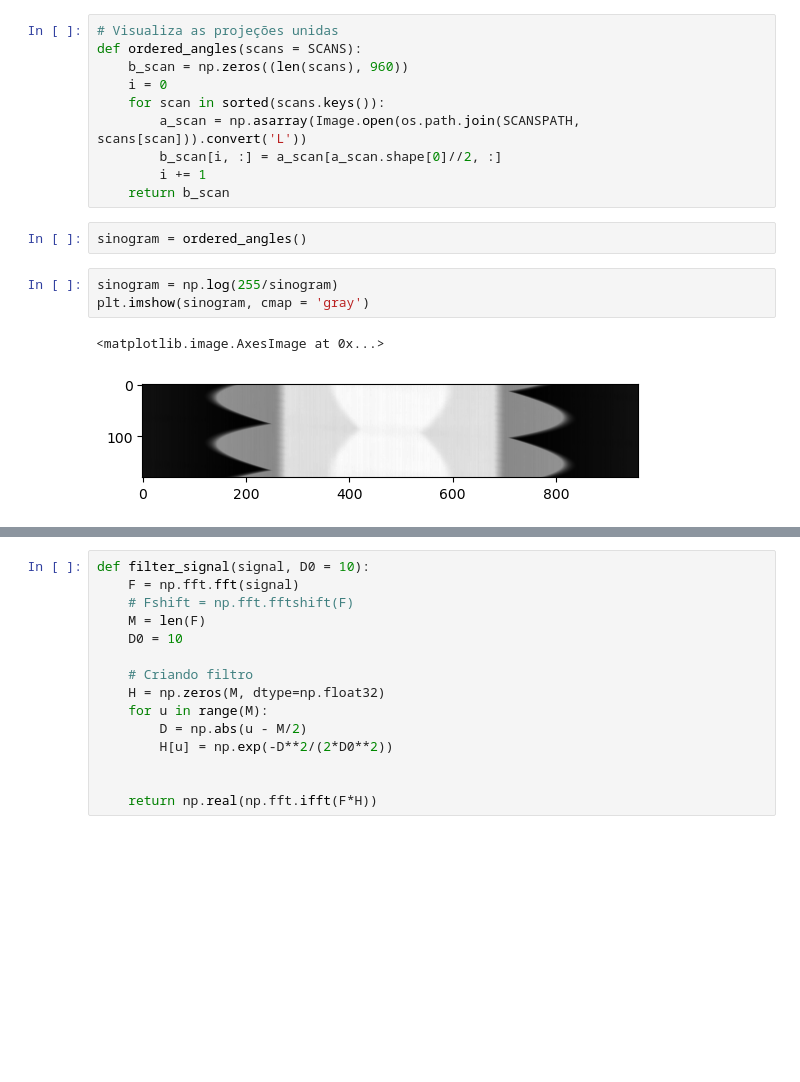
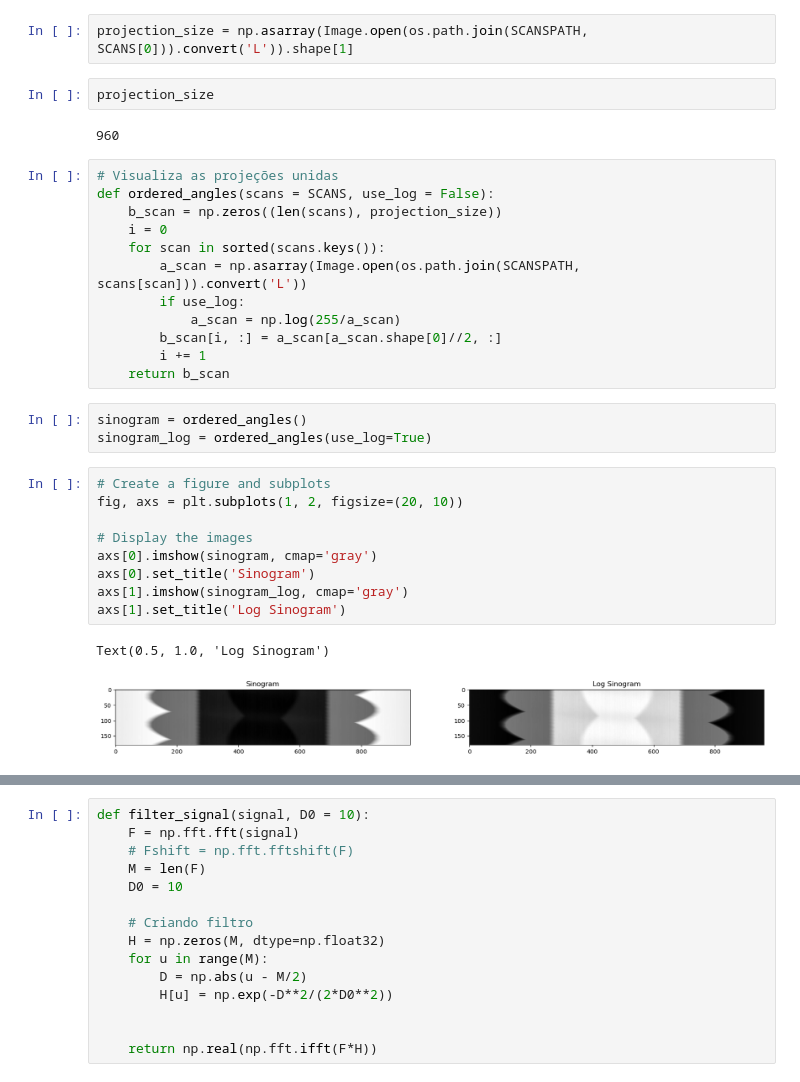
Before and after one commit to Arthur-Nascimento/blender_tomo, a Jupyter notebook: ct_reconstruct.ipynb, the cells around one changed output, grey strips where cells are left out. Saved outputs shown, nothing was run; the diff lists cells and outputs as text; blank space fills up the shorter version.

```diff
--- a/ct_reconstruct.ipynb
+++ b/ct_reconstruct.ipynb
@@ -13,22 +12,37 @@ SCANS = {int(file.split('.')[0]):file for file in os.listdir(SCANSPATH)}
 print(f"Número de angulos: {len(SCANS)}")
 # %% [output]
 Número de angulos: 180
+# %%
+projection_size = np.asarray(Image.open(os.path.join(SCANSPATH, SCANS[0])).convert('L')).shape[1]
+# %%
+projection_size
+# %% [output]
+960
 # %%
 # Visualiza as projeções unidas
-def ordered_angles(scans = SCANS):
-    b_scan = np.zeros((len(scans), 960))
+def ordered_angles(scans = SCANS, use_log = False):
+    b_scan = np.zeros((len(scans), projection_size))
     i = 0
     for scan in sorted(scans.keys()):
         a_scan = np.asarray(Image.open(os.path.join(SCANSPATH, scans[scan])).convert('L'))
+        if use_log:
+            a_scan = np.log(255/a_scan)
         b_scan[i, :] = a_scan[a_scan.shape[0]//2, :]
         i += 1
     return b_scan
 # %%
 sinogram = ordered_angles()
+sinogram_log = ordered_angles(use_log=True)
-# %%
-sinogram = np.log(255/sinogram)
-plt.imshow(sinogram, cmap = 'gray')
-# %% [output]
-<matplotlib.image.AxesImage at 0x...>
-[figure, removed]
+# %%
+# Create a figure and subplots
+fig, axs = plt.subplots(1, 2, figsize=(20, 10))
+
+# Display the images
+axs[0].imshow(sinogram, cmap='gray')
+axs[0].set_title('Sinogram')
+axs[1].imshow(sinogram_log, cmap='gray')
+axs[1].set_title('Log Sinogram')
+# %% [output]
+Text(0.5, 1.0, 'Log Sinogram')
+[figure, added]
 # %%
```
Also changed, not shown: parts of 24 cells of this notebook.
